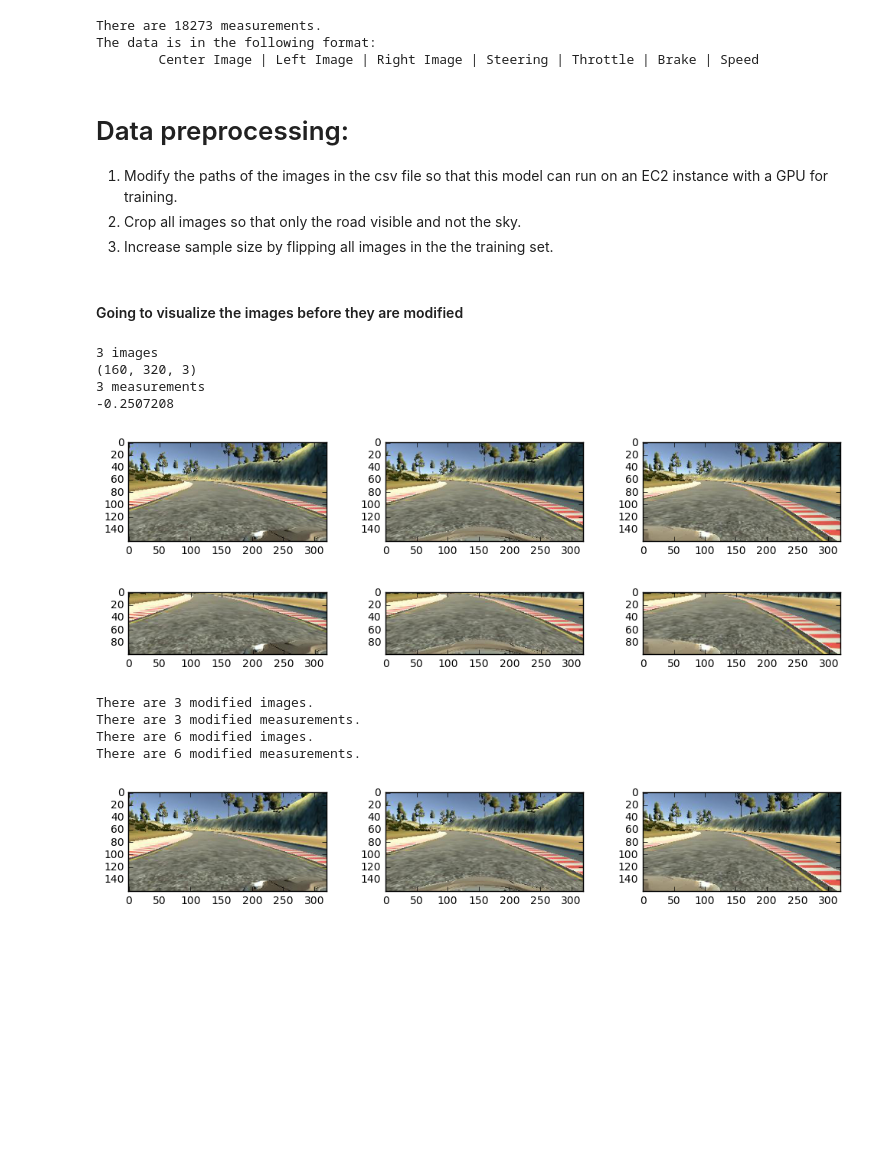
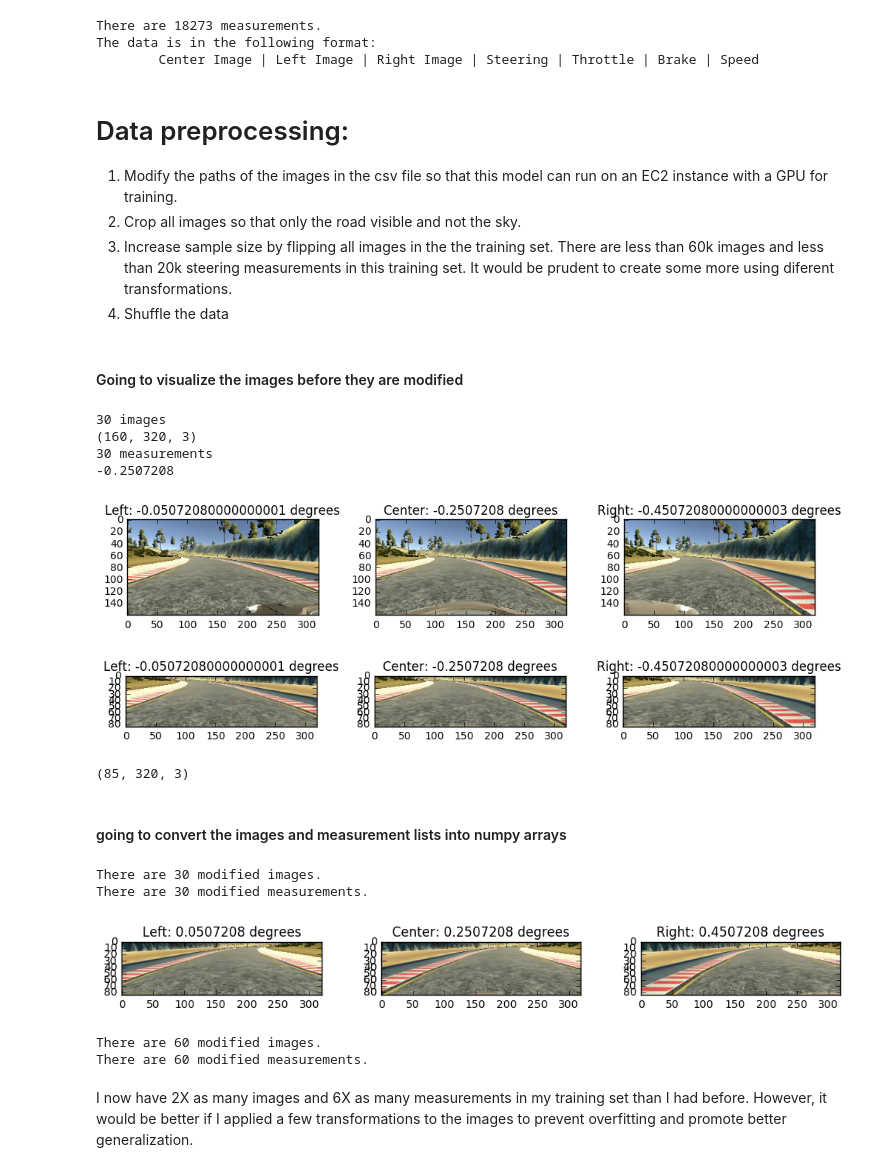
Before and after one commit to jayakasadev/Behavioral-Cloning, a Jupyter notebook: model.ipynb, the cells around one changed output. Drawn from its saved outputs; the diff is of its cells as text; code cells hidden in the pictures; blank space fills up the shorter version.

```diff
--- a/model.ipynb
+++ b/model.ipynb
@@ -22,7 +22,8 @@ The data is in the following format:
 # Data preprocessing:
 1. Modify the paths of the images in the csv file so that this model can run on an EC2 instance with a GPU for training.
 2. Crop all images so that only the road visible and not the sky.
-3. Increase sample size by flipping all images in the the training set.
+3. Increase sample size by flipping all images in the the training set. There are less than 60k images and less than 20k steering measurements in this training set. It would be prudent to create some more using diferent transformations.
+4. Shuffle the data
 # %% [markdown]
 #### Going to visualize the images before they are modified
 # %%
@@ -30,7 +31,7 @@ from matplotlib import pyplot as plt
 # Visualizations will be shown in the notebook.
 %matplotlib inline
 
-def display_images(left, center, right):
+def display_images(left, center, right, lm, cm, rm):
     f, (ax1, ax2, ax3) = plt.subplots(1, 3)
 
     # Fine-tune figure; make subplots spaced out
@@ -38,8 +39,11 @@ def display_images(left, center, right):
     f.set_size_inches(12, 5)
 
     ax1.imshow(left)
+    ax1.set_title("Left: " + str(lm) + " degrees")
     ax2.imshow(center)
+    ax2.set_title("Center: " + str(cm) + " degrees")
     ax3.imshow(right)
+    ax3.set_title("Right: " + str(rm) + " degrees")
     plt.show()
 # %%
 import cv2
@@ -56,38 +60,41 @@ measurements = []
 offset = 0.2
 # %%
 # Modifiying the paths of the images
+count = 0
 for line in lines:
     # images are in the following order: center, left, right
     for i in range(0, 3):
         source = line[i].split("\\")[-1]
         source = data_folder + "/IMG/" + source
         image = cv2.imread(source)
         # the image is originally opened in BGR, gonna have to change it to RGB
         image = cv2.cvtColor(image, cv2.COLOR_BGR2RGB)
         images.append(image)
     center = float(line[3])
     left = center + offset
     right = center - offset
     measurements.append(center)
     measurements.append(left)
     measurements.append(right)
-    break;
+    count += 1
+    if(count == 10):
+        break;
 print(len(images), "images")
 print(images[0].shape)
 print(len(measurements), "measurements")
 print(measurements[0])
 
-display_images(images[1], images[0], images[2])
+display_images(images[1], images[0], images[2], measurements[1], measurements[0], measurements[2])
 # %% [output]
-3 images
+30 images
 (160, 320, 3)
-3 measurements
+30 measurements
 -0.2507208
-[figure, old version]
+[figure, new version]
 # %%
 # cropping the images
 def crop_image(image):
-    cropped = image[60:160, 0:319]
+    cropped = image[55:140, 0:320]
     return cropped
 
 cropped = []
@@ -95,6 +102,9 @@ for image in images:
     crop = crop_image(image)
     cropped.append(crop)
 
-display_images(cropped[1], cropped[0], cropped[2])
+display_images(cropped[1], cropped[0], cropped[2], measurements[1], measurements[0], measurements[2])
+print(cropped[0].shape)
+image_shape = cropped[0].shape
 # %% [output]
-[figure, old version]
+[figure, new version]
+(85, 320, 3)
@@ -104,0 +111,2 @@ measurements = np.array(measurements)
+# %% [markdown]
+#### going to convert the images and measurement lists into numpy arrays
@@ -115,25 +126,22 @@ for measurement in measurements:
 print("There are", len(modified_images), "modified images.")
 print("There are", len(modified_measurements), "modified measurements.")
 
-images = np.append(images, np.array(modified_images), axis=0)
-measurements = np.append(measurements, modified_measurements)
+modified_images = np.array(modified_images)
+modified_measurements = np.array(modified_measurements)
 
-print("There are", len(images), "modified images.")
-print("There are", len(measurements), "modified measurements.")
-f, (ax1, ax2, ax3) = plt.subplots(1, 3)
-
-# Fine-tune figure; make subplots spaced out
-f.subplots_adjust(wspace = .3)
-f.set_size_inches(12, 5)
-
-ax1.imshow(images[1])
-ax2.imshow(images[0])
-ax3.imshow(images[2])
-
-plt.show()
+display_images(modified_images[1], modified_images[0], modified_images[2],modified_measurements[1], modified_measurements[0], modified_measurements[2])
 # %% [output]
-There are 3 modified images.
-There are 3 modified measurements.
-There are 6 modified images.
-There are 6 modified measurements.
+There are 30 modified images.
+There are 30 modified measurements.
-[figure, old version]
+[figure, new version]
+# %%
+images = np.append(images, modified_images, axis=0)
+measurements = np.append(measurements, modified_measurements)
+
+print("There are", len(images), "modified images.")
+print("There are", len(measurements), "modified measurements.")
+# %% [output]
+There are 60 modified images.
+There are 60 modified measurements.
+# %% [markdown]
+I now have 2X as many images and 6X as many measurements in my training set than I had before. However, it would be better if I applied a few transformations to the images to prevent overfitting and promote better generalization.
```
Also changed, not shown: parts of 9 cells of this notebook.
